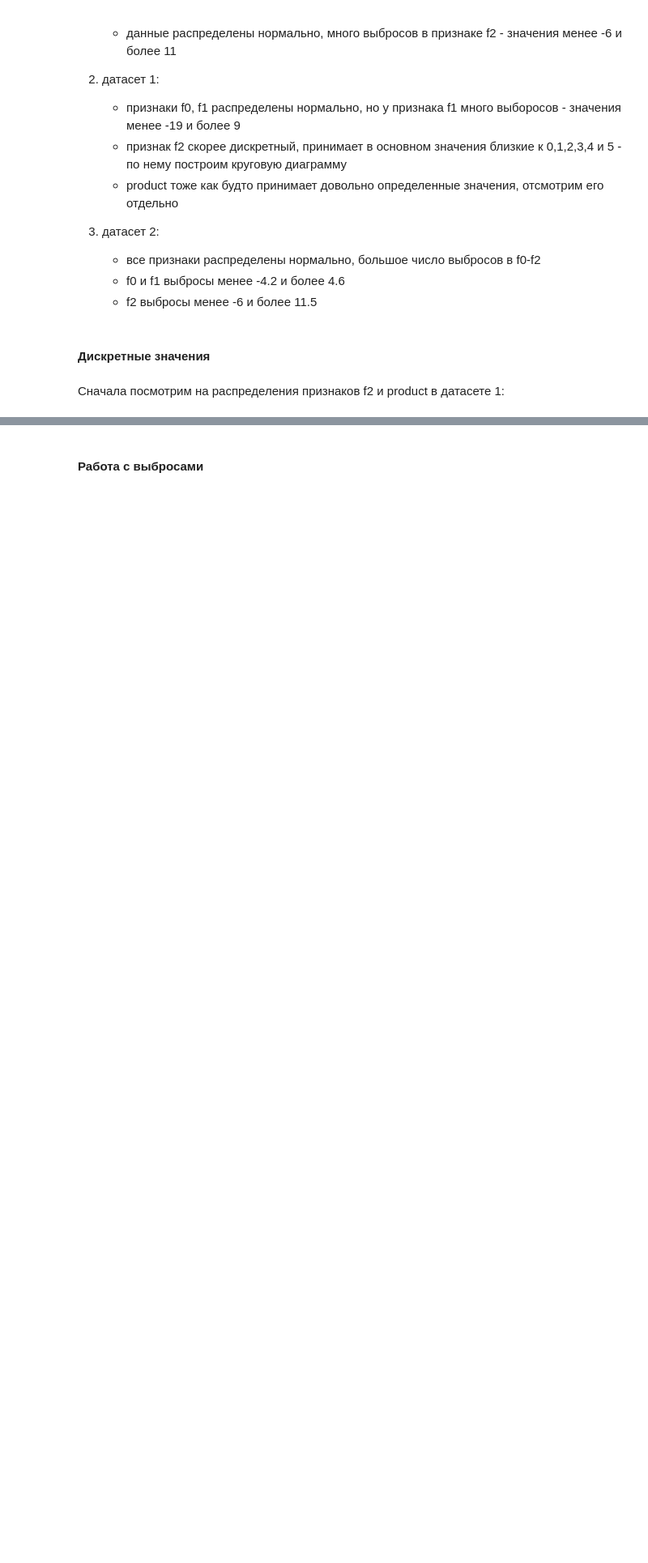
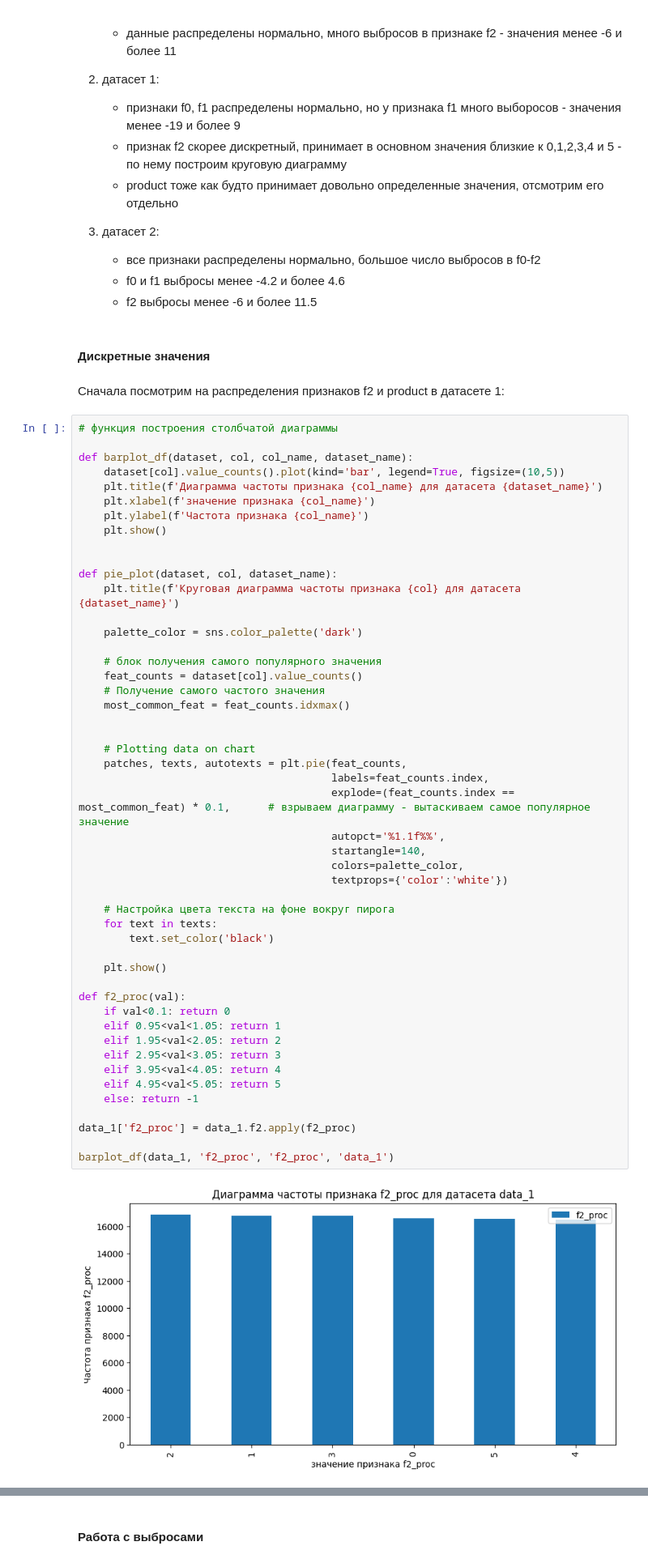
Before and after one commit to anthonypotekhin/studying, a Jupyter notebook: yandex_practicum/10_ml_business/ml_b_proj.ipynb, the cells around one changed output, grey strips where cells are left out. Shown at 81% size. Cells and saved outputs as stored; diff of their text form; blank space fills up the shorter version.

```diff
--- a/yandex_practicum/10_ml_business/ml_b_proj.ipynb
+++ b/yandex_practicum/10_ml_business/ml_b_proj.ipynb
@@ -344,3 +344,54 @@ for i in range(3):
 #### Дискретные значения
 # %% [markdown]
 Сначала посмотрим на распределения признаков f2 и  product в датасете 1:
+# %%
+# функция построения столбчатой диаграммы
+
+def barplot_df(dataset, col, col_name, dataset_name):
+    dataset[col].value_counts().plot(kind='bar', legend=True, figsize=(10,5))
+    plt.title(f'Диаграмма частоты признака {col_name} для датасета {dataset_name}')
+    plt.xlabel(f'значение признака {col_name}')
+    plt.ylabel(f'Частота признака {col_name}')
+    plt.show()
+
+
+def pie_plot(dataset, col, dataset_name):
+    plt.title(f'Круговая диаграмма частоты признака {col} для датасета {dataset_name}')
+
+    palette_color = sns.color_palette('dark')
+
+    # блок получения самого популярного значения
+    feat_counts = dataset[col].value_counts()
+    # Получение самого частого значения
+    most_common_feat = feat_counts.idxmax()
+
+
+    # Plotting data on chart
+    patches, texts, autotexts = plt.pie(feat_counts,
+                                        labels=feat_counts.index,
+                                        explode=(feat_counts.index == most_common_feat) * 0.1,      # взрываем диаграмму - вытаскиваем самое популярное значение
+                                        autopct='%1.1f%%',
+                                        startangle=140,
+                                        colors=palette_color,
+                                        textprops={'color':'white'})
+
+    # Настройка цвета текста на фоне вокруг пирога
+    for text in texts:
+        text.set_color('black')
+
+    plt.show()
+
+def f2_proc(val):
+    if val<0.1: return 0
+    elif 0.95<val<1.05: return 1
+    elif 1.95<val<2.05: return 2
+    elif 2.95<val<3.05: return 3
+    elif 3.95<val<4.05: return 4
+    elif 4.95<val<5.05: return 5
+    else: return -1
+
+data_1['f2_proc'] = data_1.f2.apply(f2_proc)
+
+barplot_df(data_1, 'f2_proc', 'f2_proc', 'data_1')
+# %% [output]
+[figure, added]
```
Also changed, not shown: parts of 10 cells of this notebook.
